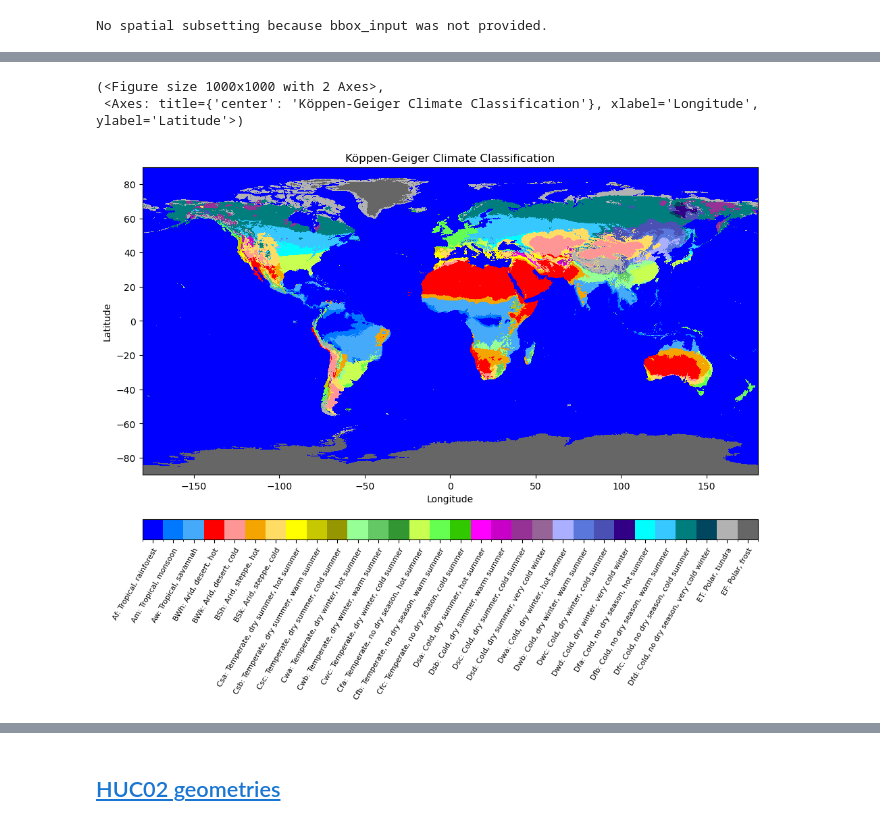
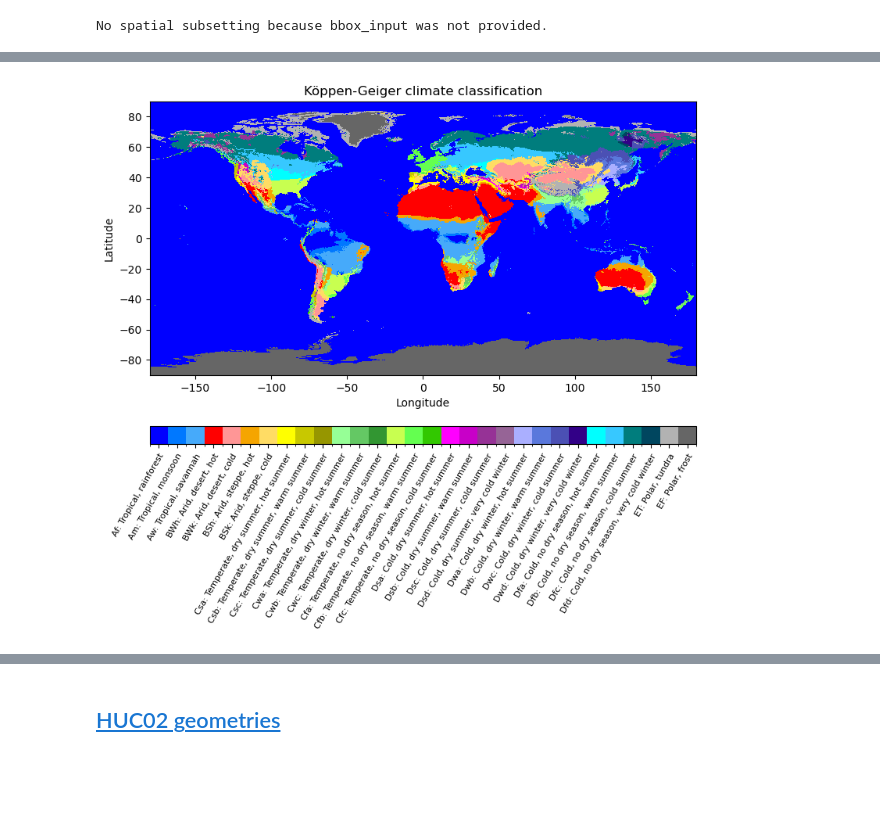
Before and after one commit to egagli/easysnowdata, a Jupyter notebook: docs/examples/hydroclimatology_examples.ipynb, the cells around one changed output, grey strips where cells are left out. Cells and saved outputs as stored; diff of their text form; code cells hidden in the pictures; blank space fills up the shorter version.

Commit message:
plotting updates

```diff
--- a/docs/examples/hydroclimatology_examples.ipynb
+++ b/docs/examples/hydroclimatology_examples.ipynb
@@ -33,8 +33,6 @@ koppen_geiger_da.plot.imshow(ax=ax)
-# %%
-koppen_geiger_da.attrs['plot_classes'](koppen_geiger_da)
-# %% [output]
-(<Figure size 1000x1000 with 2 Axes>,
- <Axes: title={'center': 'Köppen-Geiger Climate Classification'}, xlabel='Longitude', ylabel='Latitude'>)
-[figure, removed]
+# %%
+f,ax = koppen_geiger_da.attrs['example_plot'](koppen_geiger_da)
+# %% [output]
+[figure, added]
 # %%
 koppen_geiger_da = easysnowdata.hydroclimatology.get_koppen_geiger_classes(bbox_input=bbox_gdf,resolution="1 km")
```
Also changed, not shown: parts of 11 cells of this notebook, 1 other file.
